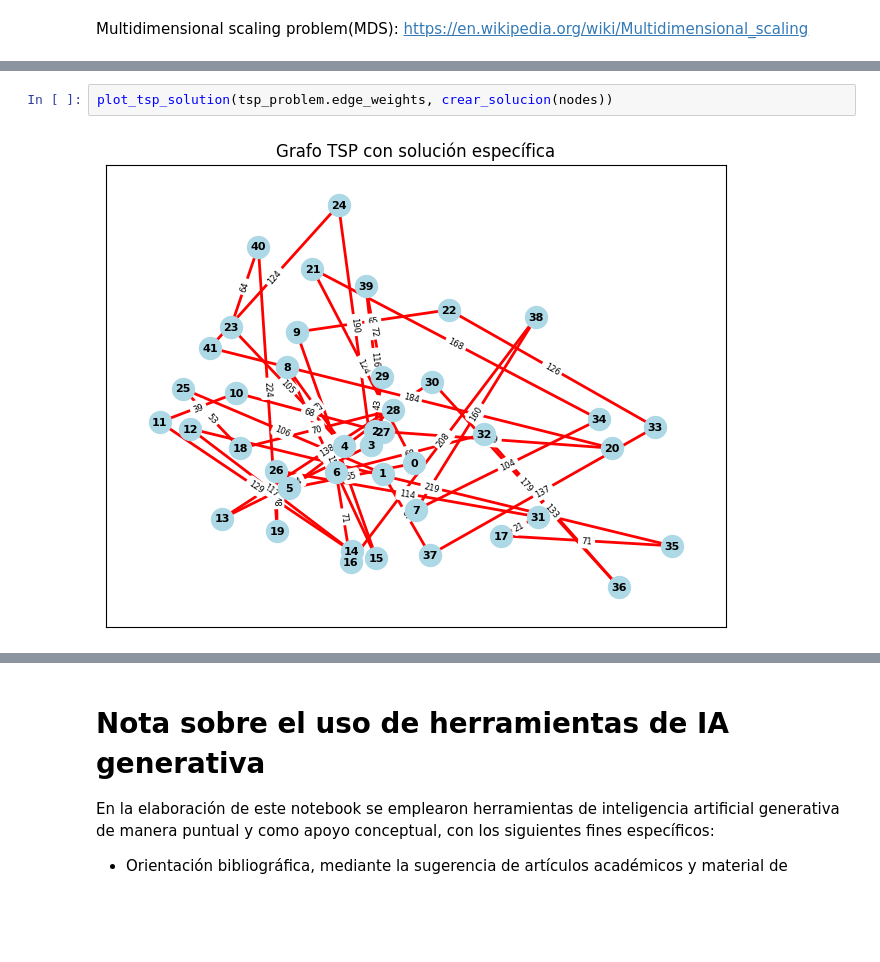
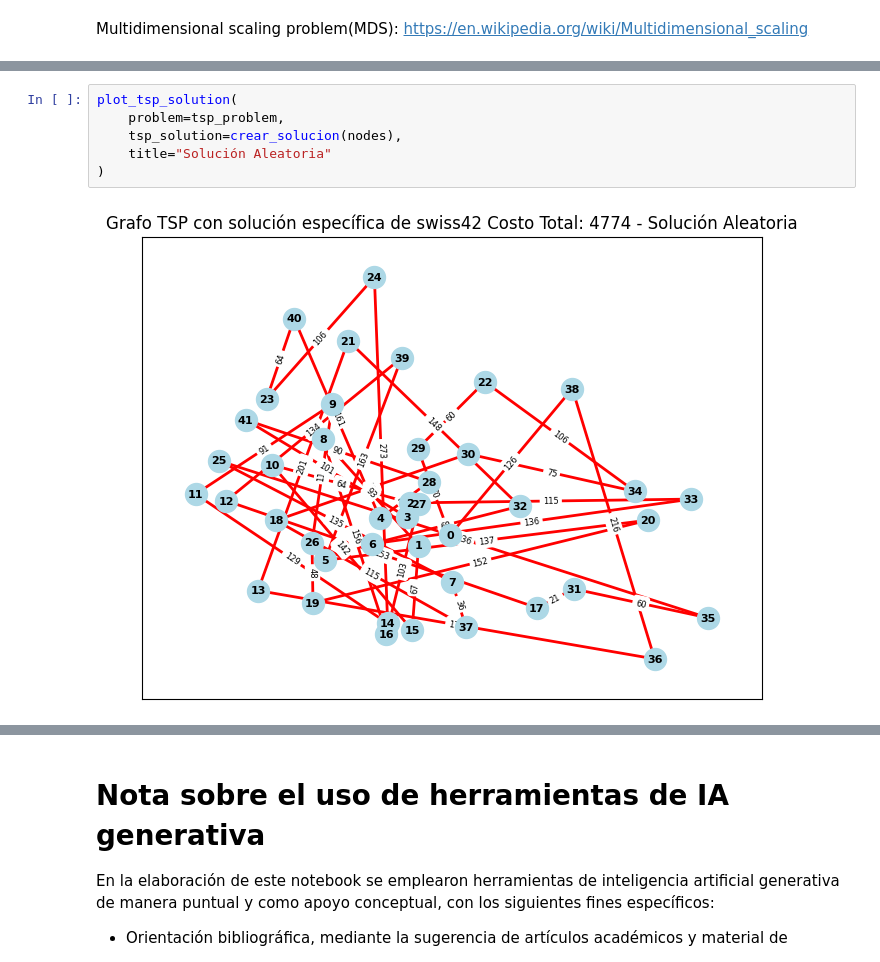
Before and after one commit to carlosbravo1408/03MIAR-Algoritmos-de-Optimizacion-2025, a Jupyter notebook: AG3/CarlosJavierBravo_Algoritmos_AG3.ipynb, the cells around one changed output, grey strips where cells are left out. Drawn from its saved outputs; the diff is of its cells as text; blank space fills up the shorter version.

```diff
--- a/AG3/CarlosJavierBravo_Algoritmos_AG3.ipynb
+++ b/AG3/CarlosJavierBravo_Algoritmos_AG3.ipynb
@@ -899,6 +928,10 @@ def plot_tsp_solution(
     plt.show()
 # %%
-plot_tsp_solution(tsp_problem.edge_weights, crear_solucion(nodes))
+plot_tsp_solution(
+    problem=tsp_problem,
+    tsp_solution=crear_solucion(nodes),
+    title="Solución Aleatoria"
+)
 # %% [output]
-[figure, old version]
+[figure, new version]
 # %%
```
Also changed, not shown: parts of 15 cells of this notebook, 2 other files.
